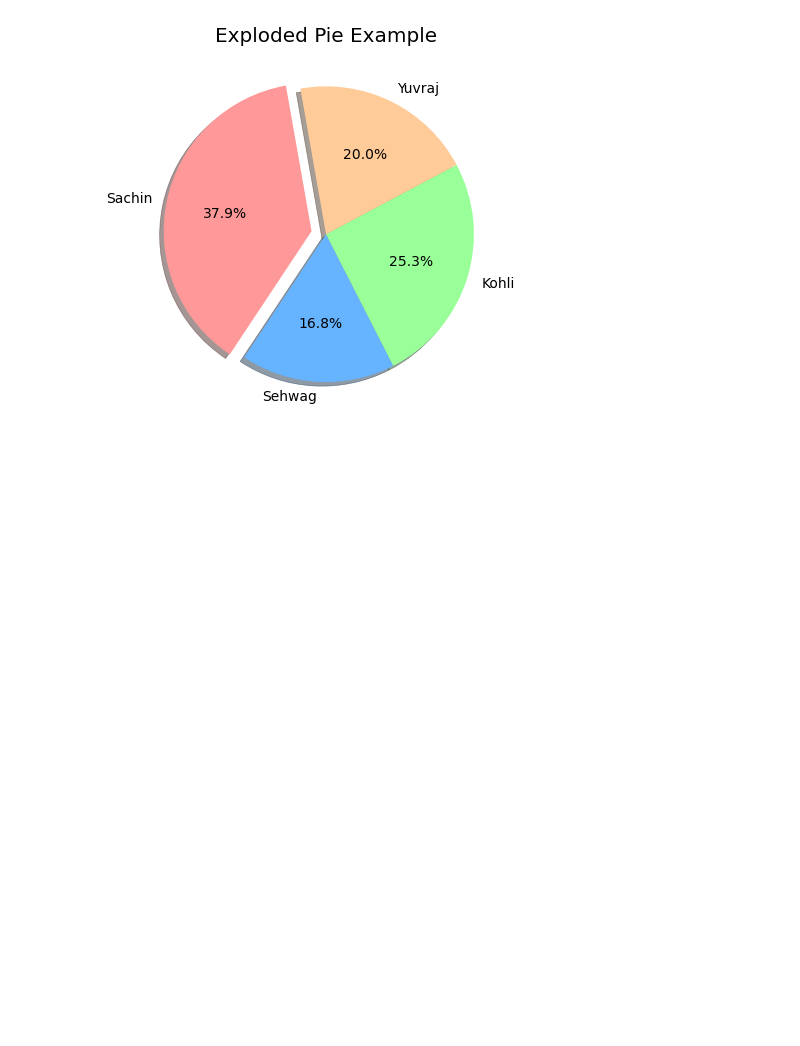
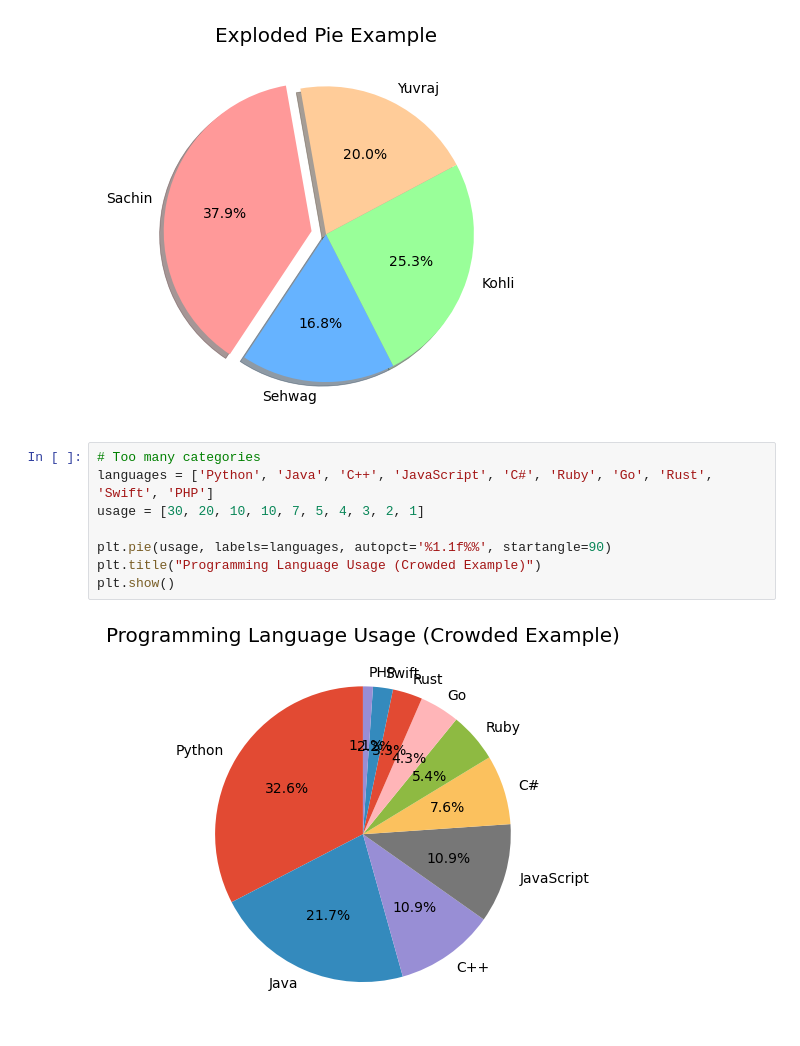
Before and after one commit to aryanjain991/Data-Science-AI-ML-Journey, a Jupyter notebook: 04_Matplotlib_Complete/03_Pie_charts.ipynb, the cells around one changed output. Saved outputs shown, nothing was run; the diff lists cells and outputs as text; blank space fills up the shorter version.

Commit message:
Stack Charts Are more usefull to analyze

```diff
--- a/04_Matplotlib_Complete/03_Pie_charts.ipynb
+++ b/04_Matplotlib_Complete/03_Pie_charts.ipynb
@@ -206,3 +206,13 @@ plt.title("Exploded Pie Example")
 plt.show()
 # %% [output]
 [figure]
+# %%
+# Too many categories
+languages = ['Python', 'Java', 'C++', 'JavaScript', 'C#', 'Ruby', 'Go', 'Rust', 'Swift', 'PHP']
+usage = [30, 20, 10, 10, 7, 5, 4, 3, 2, 1]
+
+plt.pie(usage, labels=languages, autopct='%1.1f%%', startangle=90)
+plt.title("Programming Language Usage (Crowded Example)")
+plt.show()
+# %% [output]
+[figure, added]
```
Also changed, not shown: 2 other files.
